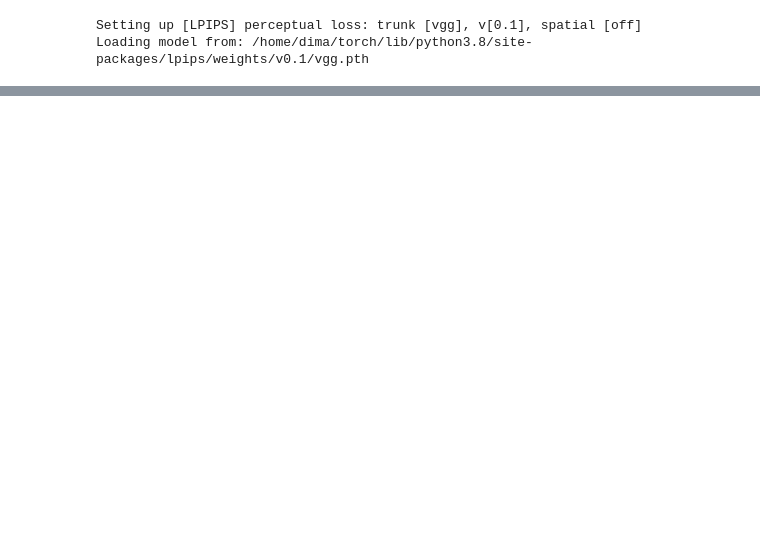
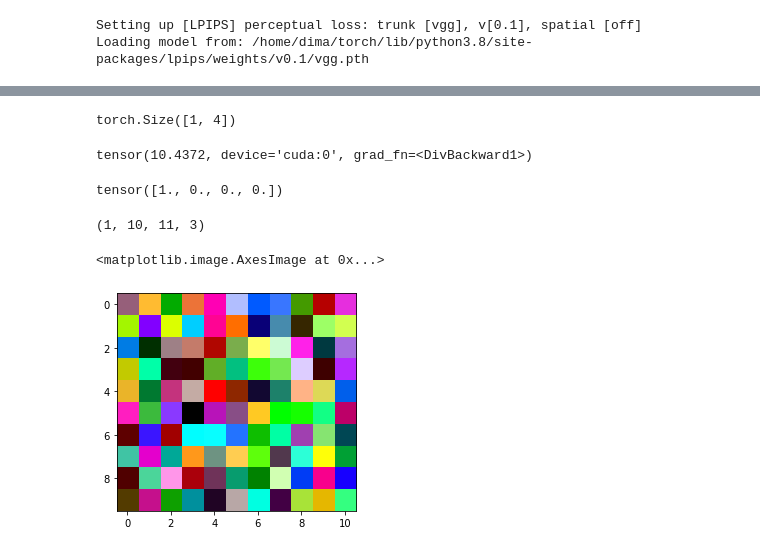
Before and after one commit to jwkweon/Pathology_SinIR, a Jupyter notebook: multipathnorm.ipynb, the cells around one changed output, grey strips where cells are left out. Drawn from its saved outputs; the diff is of its cells as text; code cells hidden in the pictures; blank space fills up the shorter version.

```diff
--- a/multipathnorm.ipynb
+++ b/multipathnorm.ipynb
@@ -535,0 +152,45 @@ tensor([[-0.1637,  0.4548, -0.4128, -0.9720,  1.7096,  0.6534, -1.1028, -0.5617,
+# %%
+x.shape
+# %% [output]
+torch.Size([1, 4])
+# %%
+ce(trained_d(rec),x.cuda())
+# %% [output]
+tensor(10.4372, device='cuda:0', grad_fn=<DivBackward1>)
+# %%
+x
+# %% [output]
+tensor([1., 0., 0., 0.])
+# %%
+arr = torch.randn([1,3,10,11])
+# %%
+def convert_image_np(inp):
+    # if len(inp.shape) == 4:
+    if inp.shape[1]==3:
+        inp = denorm(inp)
+        inp = move_to_cpu(inp[:,:,:,:])
+
+        inp = inp.numpy().transpose((0,2,3,1))
+        print(inp.shape)
+    else:
+        inp = denorm(inp)
+        inp = move_to_cpu(inp[:,-1,:,:])
+        inp = inp.numpy().transpose((0,1))
+    # else:
+    #     if inp.shape[0]==3:
+    #         inp = denorm(inp)
+    #         inp = move_to_cpu(inp[:,:,:])
+    #         inp = inp.numpy().transpose((1,2,0))
+    #     else:
+    #         inp = denorm(inp)
+    #         inp = move_to_cpu(inp[-1,:,:])
+    #         inp = inp.numpy().transpose((0,1))
+
+    inp = np.clip(inp,0,1)
+    return inp
+# %%
+plt.imshow(convert_image_np(arr)[0])
+# %% [output]
+(1, 10, 11, 3)
+<matplotlib.image.AxesImage at 0x...>
+[figure, added]
```
Also changed, not shown: parts of 80 cells of this notebook, 5 other files.
